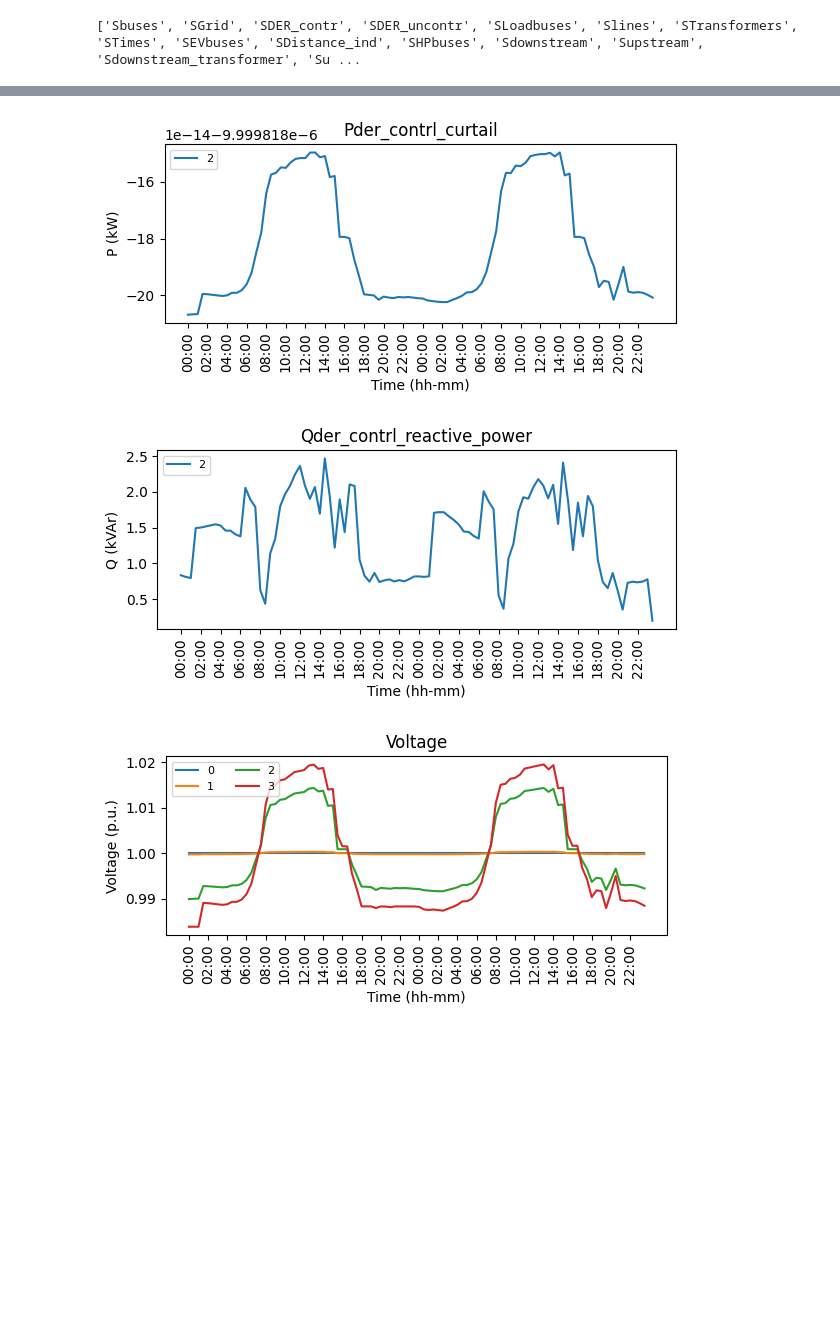
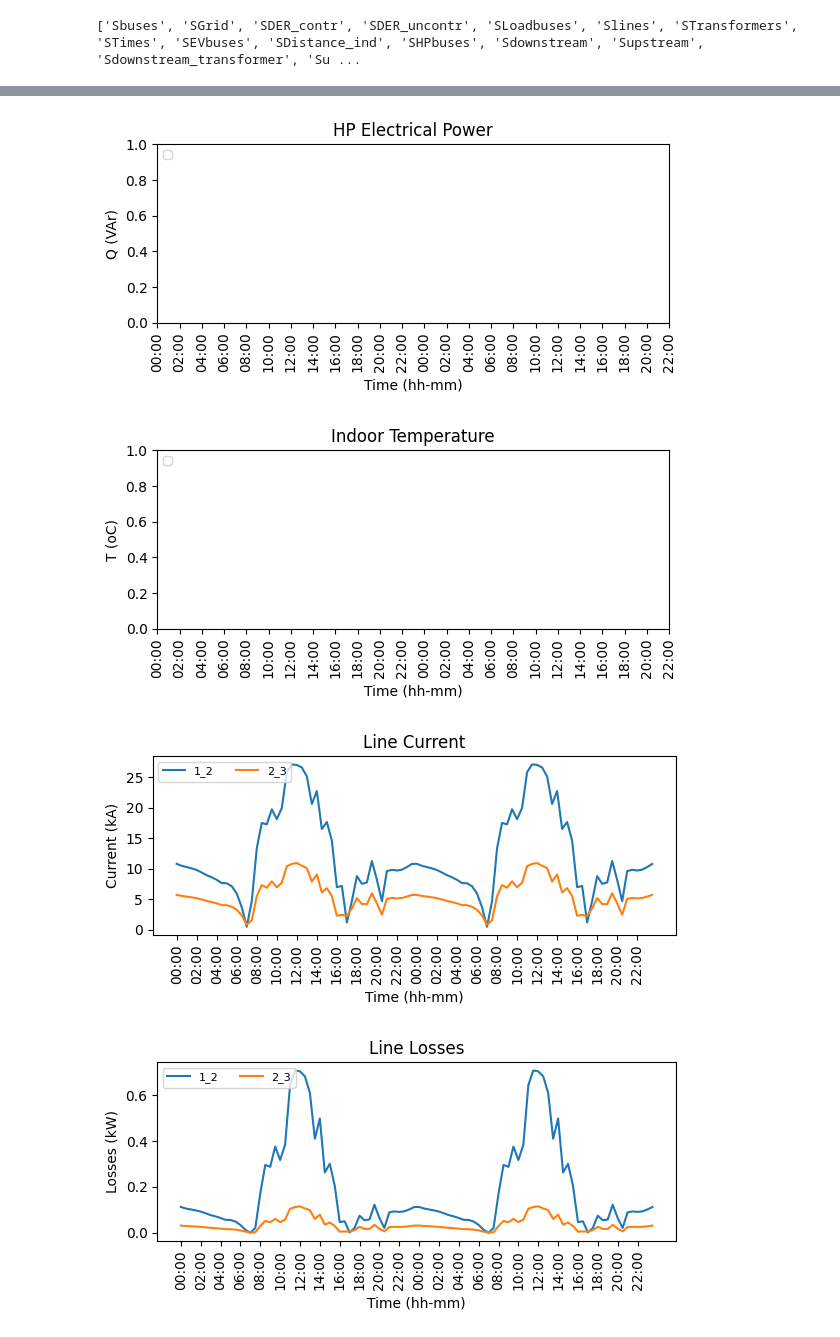
Before and after one commit to savvaspanagi/ADN-Optimization-Tool, a Jupyter notebook: Tutorials/1. BIM_ADN_4_Bus_System.ipynb, the cells around one changed output, grey strips where cells are left out. Saved outputs shown, nothing was run; the diff lists cells and outputs as text; code cells hidden in the pictures; blank space fills up the shorter version.

```diff
--- a/Tutorials/1. BIM_ADN_4_Bus_System.ipynb
+++ b/Tutorials/1. BIM_ADN_4_Bus_System.ipynb
@@ -96,10 +94,10 @@ print(enviroment_data.head())
 # %%
 # Custom Add EVs since in pandapower EVs are not available
 
-manager.anc_Vars.addEV(node=2,P_min_ch=0,P_max_ch=11,Qmin=-3.616 , Qmax=3.616, costh_EV=1, P_control="controllable" , Q_control="controllable" , V2G="False", EV_EC=56, EV_SoC_init=57, EV_SoC_end=100, EV_SoC_min=35, EV_SoC_max=80, EV_cons=17,arrival=[31,31+48],departure=[13,13+48],distance=[1,1])
-manager.anc_Vars.addEV(node=3,P_min_ch=0,P_max_ch=11,Qmin=-3.616 , Qmax=3.616, costh_EV=1, P_control="controllable" , Q_control="controllable" , V2G="False", EV_EC=56, EV_SoC_init=30, EV_SoC_end=100, EV_SoC_min=30, EV_SoC_max=80, EV_cons=17,arrival=[36,36+48],departure=[3,3+48],distance=[20,20])
-manager.anc_Vars.addFlexBuilding(node=2, P_min=0, P_max=11, RC_Parameters={'R_in_e': 0.004551124290552294, 'R_e_a': 0.027012365446126684, 'R_in_a': 0.028845748703856717, 'C_in': 7735217.032318024, 'C_e': 16672493.772613183, 'Ain': 1.584588253571343, 'Ae': 0.6158433223018948, 'fh': 0.41918973177147334}, Initialization = {'T_in': 21, 'T_e': 21.2}, model_Type="3R2C", time_interval=manager.time_interval, timeframe=manager.timeframe, Q_control="constant_pf")
-manager.anc_Vars.addFlexBuilding(node=3, P_min=0, P_max=11, RC_Parameters={'R_in_e': 0.004551124290552294, 'R_e_a': 0.027012365446126684, 'R_in_a': 0.028845748703856717, 'C_in': 7735217.032318024, 'C_e': 16672493.772613183, 'Ain': 1.584588253571343, 'Ae': 0.6158433223018948, 'fh': 0.41918973177147334}, Initialization = {'T_in': 21, 'T_e': 21.2}, model_Type="3R2C", time_interval=manager.time_interval, timeframe=manager.timeframe, Q_control="constant_pf")
+# manager.anc_Vars.addEV(node=2,P_min_ch=0,P_max_ch=11,Qmin=-3.616 , Qmax=3.616, costh_EV=1, P_control="controllable" , Q_control="controllable" , V2G="False", EV_EC=56, EV_SoC_init=57, EV_SoC_end=100, EV_SoC_min=35, EV_SoC_max=80, EV_cons=17,arrival=[31,31+48],departure=[13,13+48],distance=[1,1])
+# manager.anc_Vars.addEV(node=3,P_min_ch=0,P_max_ch=11,Qmin=-3.616 , Qmax=3.616, costh_EV=1, P_control="controllable" , Q_control="controllable" , V2G="False", EV_EC=56, EV_SoC_init=30, EV_SoC_end=100, EV_SoC_min=30, EV_SoC_max=80, EV_cons=17,arrival=[36,36+48],departure=[3,3+48],distance=[20,20])
+# manager.anc_Vars.addFlexBuilding(node=2, P_min=0, P_max=11, RC_Parameters={'R_in_e': 0.004551124290552294, 'R_e_a': 0.027012365446126684, 'R_in_a': 0.028845748703856717, 'C_in': 7735217.032318024, 'C_e': 16672493.772613183, 'Ain': 1.584588253571343, 'Ae': 0.6158433223018948, 'fh': 0.41918973177147334}, Initialization = {'T_in': 21, 'T_e': 21.2}, model_Type="3R2C", time_interval=manager.time_interval, timeframe=manager.timeframe, Q_control="constant_pf")
+# manager.anc_Vars.addFlexBuilding(node=3, P_min=0, P_max=11, RC_Parameters={'R_in_e': 0.004551124290552294, 'R_e_a': 0.027012365446126684, 'R_in_a': 0.028845748703856717, 'C_in': 7735217.032318024, 'C_e': 16672493.772613183, 'Ain': 1.584588253571343, 'Ae': 0.6158433223018948, 'fh': 0.41918973177147334}, Initialization = {'T_in': 21, 'T_e': 21.2}, model_Type="3R2C", time_interval=manager.time_interval, timeframe=manager.timeframe, Q_control="constant_pf")
 
 # print(manager.anc_Vars.system_data_ev)
 # print(manager.anc_Vars.system_data_ev_char)
@@ -194,10 +193,18 @@ print(manager.list_variables())
 # %%
 ####################-------------------- Line Flow constraints -----------------------#######################
 
-manager.add_real_current_flow_constraint(active_curr_var=manager.model.Line_act_curr, current_flow_constr_name_prefix="real_line_flow", voltage_var=manager.model.v, phase_angle_var=manager.model.pa)
-manager.add_reactive_current_flow_constraint(reactive_curr_var=manager.model.Line_rea_curr, reactive_flow_constr_name_prefix="reactive_line_flow", voltage_var=manager.model.v, phase_angle_var=manager.model.pa)
+manager.add_real_current_flow_constraint(model_set=manager.model.Slines, active_curr_var=manager.model.Line_act_curr, current_flow_constr_name_prefix="real_line_flow", voltage_var=manager.model.v, phase_angle_var=manager.model.pa)
+manager.add_reactive_current_flow_constraint(model_set=manager.model.Slines, reactive_curr_var=manager.model.Line_rea_curr, reactive_flow_constr_name_prefix="reactive_line_flow", voltage_var=manager.model.v, phase_angle_var=manager.model.pa)
+
+manager.add_real_current_flow_constraint(model_set=manager.model.STransformers, active_curr_var=manager.model.Transformer_act_curr, current_flow_constr_name_prefix="real_transformer_flow", voltage_var=manager.model.v, phase_angle_var=manager.model.pa)
+manager.add_reactive_current_flow_constraint(model_set=manager.model.STransformers, reactive_curr_var=manager.model.Transformer_rea_curr, reactive_flow_constr_name_prefix="reactive_transformer_flow", voltage_var=manager.model.v, phase_angle_var=manager.model.pa)
+
 manager.add_twoport_amplitude_constraint(name_prefix="line_flow", x_var=manager.model.Line_rea_curr, y_var=manager.model.Line_act_curr, amp_var=manager.model.Line_curr,  model_set=manager.model.Slines)
-manager.add_line_flow_losses_constraint(manager.model.Line_curr,  "line_losses")
+
+## The transformer constraint is not added because something is wrong in the admittance matrix most probably in transformer terms
+# manager.add_twoport_amplitude_constraint(name_prefix="Transformer_flow", x_var=manager.model.Transformer_rea_curr, y_var=manager.model.Transformer_act_curr, amp_var=manager.model.Transformer_curr,  model_set=manager.model.STransformers)
+
+manager.add_line_flow_losses_constraint(manager.model.Line_curr, "line_losses")
 
 ###################-----------------Curtail DER Power Constrain ------------#######################
 
@@ -296,10 +300,23 @@ Objective value: 0.01694039668751308
 # %%
 manager.plot_fun.result_df_plot(manager.results.pEVch*manager.anc_Vars.S_Base*1000,"EV Charge Power", "time [hh:mm]" ,"Active Power [kW]")
 manager.plot_fun.result_df_plot(manager.results.EVsoc*manager.anc_Vars.S_Base*1000,"EV SoC", "Time (hh-mm)" ,"SoC (kWh)",label="Yes")
-manager.plot_fun.result_df_plot(manager.results.Line_losses*manager.anc_Vars.I_base*1000,"Line Losses", "Time (hh-mm)" ,"Losses (Joule)",label="Yes")
 manager.plot_fun.result_df_plot(manager.results.qEV*manager.anc_Vars.S_Base*1000,"EV reactive power", "Time (hh-mm)" ,"Q (kVAr)",label="Yes")
+
+manager.plot_fun.result_df_plot(manager.results.Q_thermal,"HP Thermal Power", "Time (hh-mm)" ,"Q (W)",label="Yes")
+manager.plot_fun.result_df_plot(manager.results.p_hp*manager.anc_Vars.S_Base*1000*1000,"HP Electrical Power", "Time (hh-mm)" ,"P (W)",label="Yes")
+manager.plot_fun.result_df_plot(manager.results.q_hp*manager.anc_Vars.S_Base*1000*1000,"HP Electrical Power", "Time (hh-mm)" ,"Q (VAr)",label="Yes")
+manager.plot_fun.result_df_plot(manager.results.T_in,"Indoor Temperature", "Time (hh-mm)" ,"T (oC)",label="Yes")
+
+manager.plot_fun.result_df_plot(manager.results.Line_curr*manager.anc_Vars.I_base*1000,"Line Current", "Time (hh-mm)" ,"Current (kA)",label="Yes")
+manager.plot_fun.result_df_plot(manager.results.Line_losses*manager.anc_Vars.S_Base*1000,"Line Losses", "Time (hh-mm)" ,"Losses (kW)",label="Yes")
+
 manager.plot_fun.result_df_plot(manager.results.pder_contr*manager.anc_Vars.S_Base*1000,"Pder_contrl", "Time (hh-mm)" ,"P (kW)",label="Yes")
 manager.plot_fun.result_df_plot(manager.results.pder_curtail_contr*manager.anc_Vars.S_Base*1000,"Pder_contrl_curtail", "Time (hh-mm)" ,"P (kW)",label="Yes")
 manager.plot_fun.result_df_plot(manager.results.qder_contr*manager.anc_Vars.S_Base*1000,"Qder_contrl_reactive_power", "Time (hh-mm)" ,"Q (kVAr)",label="Yes")
+
+manager.plot_fun.result_df_plot(manager.results.pgrid*manager.anc_Vars.S_Base*1000,"Grid Active Power", "Time (hh-mm)" ,"P (kW)",label="Yes")
+manager.plot_fun.result_df_plot(manager.results.qgrid*manager.anc_Vars.S_Base*1000,"Grid Reactive Power", "Time (hh-mm)" ,"P (kVAr)",label="Yes")
+
+
 manager.plot_fun.result_df_plot(np.sqrt(manager.results.v),"Voltage", "Time (hh-mm)" ,"Voltage (p.u.)", label="Yes")
 # %% [output]
@@ -311,3 +328,4 @@ manager.plot_fun.result_df_plot(np.sqrt(manager.results.v),"Voltage", "Time (hh-
-[figure, old version]
+[figure, new version]
-[figure, old version]
+[figure, new version]
-[figure, old version]
+[figure, new version]
+[figure, added]
```
Also changed, not shown: parts of 6 cells of this notebook, 27 other files.
